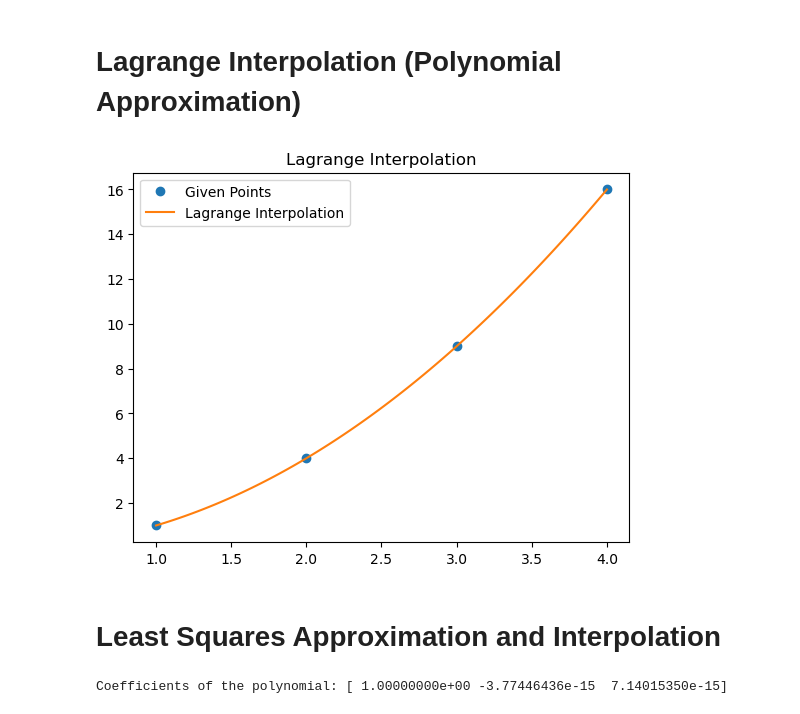
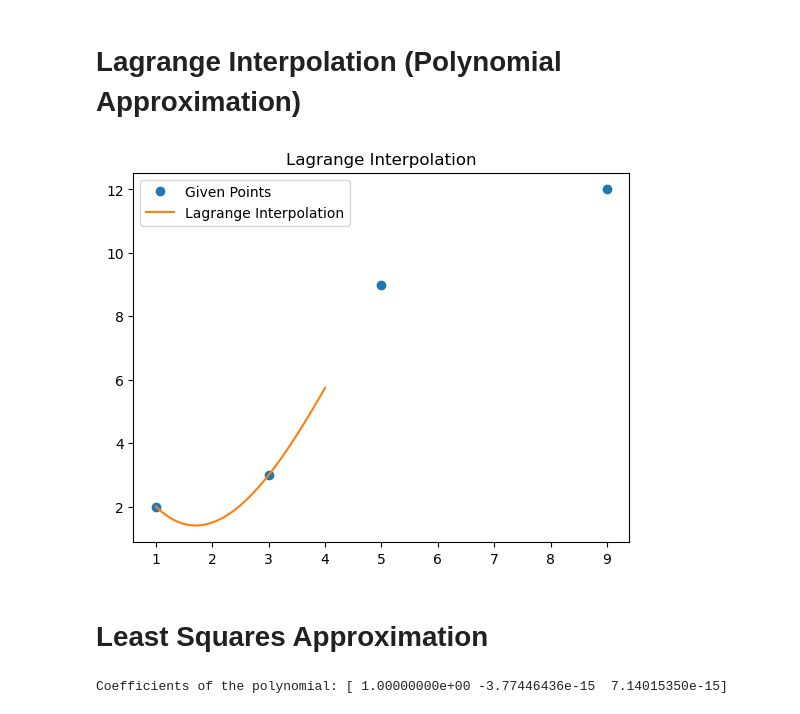
Before and after one commit to tiowu/Numerical_Methods, a Jupyter notebook: Numerical Methods Comparison.ipynb, the cells around one changed output. Saved outputs shown, nothing was run; the diff lists cells and outputs as text; code cells hidden in the pictures.

```diff
--- a/Numerical Methods Comparison.ipynb
+++ b/Numerical Methods Comparison.ipynb
@@ -115,33 +115,33 @@ The product of (1 - 1/n) for 100 iterations is: 0.5016611295681062
 # %%
 import numpy as np
 import matplotlib.pyplot as plt
 
 def lagrange_interpolation(x_values, y_values, x):
     total_sum = 0
     n = len(x_values)
     for i in range(n):
         term = y_values[i]
         for j in range(n):
             if i != j:
                 term = term * (x - x_values[j]) / (x_values[i] - x_values[j])
         total_sum += term
     return total_sum
 
-x_values = np.array([1, 2, 3, 4])
-y_values = np.array([1, 4, 9, 16])
+x_values = np.array([1, 3, 5, 9])
+y_values = np.array([2, 3, 9, 12])
 
 x_interp = np.linspace(1, 4, 100)
 y_interp = [lagrange_interpolation(x_values, y_values, xi) for xi in x_interp]
 
 plt.plot(x_values, y_values, 'o', label='Given Points')
 plt.plot(x_interp, y_interp, '-', label='Lagrange Interpolation')
 plt.legend()
 plt.title('Lagrange Interpolation')
 plt.show()
 # %% [output]
-[figure, old version]
+[figure, new version]
 # %% [markdown]
-# Least Squares Approximation and Interpolation
+# Least Squares Approximation
 # %%
 import numpy as np
 import matplotlib.pyplot as plt
```
Also changed, not shown: parts of 1 cell of this notebook, 1 other file.
